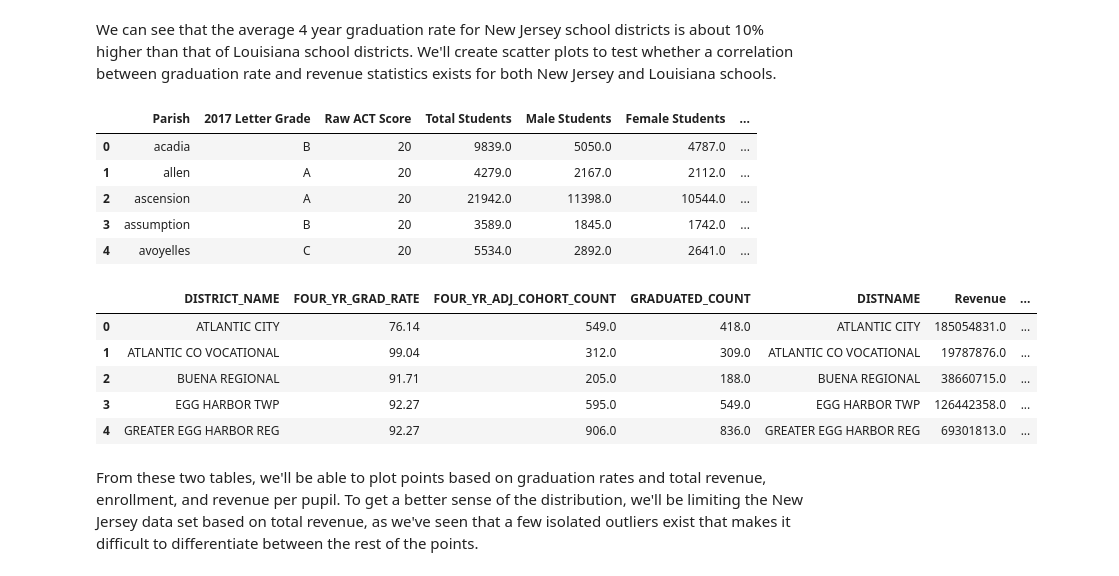
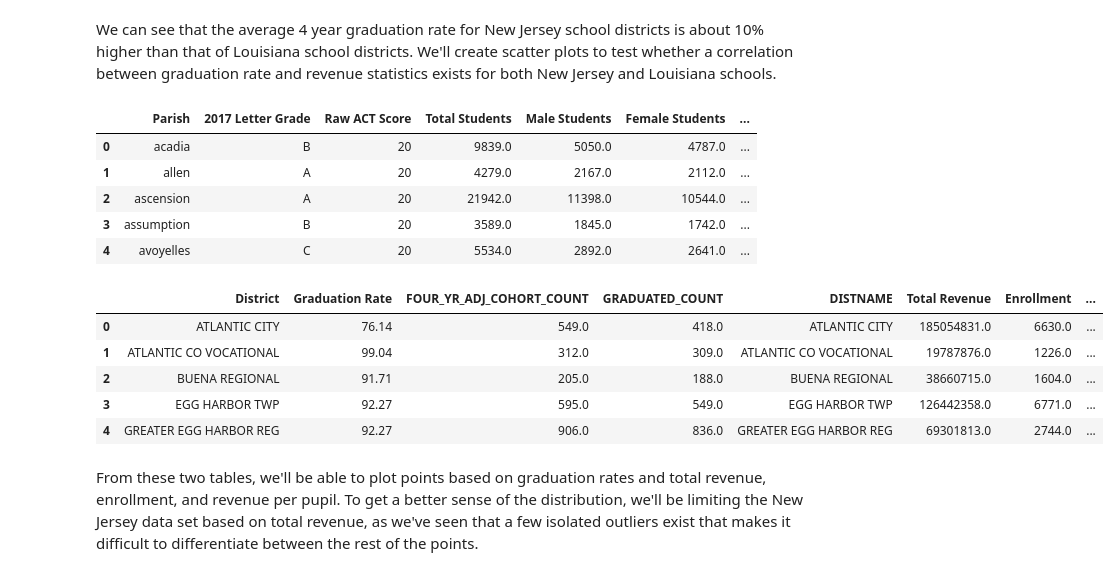
Before and after one commit to NickOuellet/NickOuellet.github.io, a Jupyter notebook: Final_Tutorial.ipynb, the cells around one changed output. Cells and saved outputs as stored; diff of their text form; code cells hidden in the pictures.

```diff
--- a/Final_Tutorial.ipynb
+++ b/Final_Tutorial.ipynb
@@ -519,20 +519,24 @@ We can see that the average 4 year graduation rate for New Jersey school distric
 # %%
 display(la_df.head())
 nj_combo = nj_grad_all.merge(nj_enroll_rev, left_on="DISTRICT_NAME", right_on="DISTNAME", how="inner")
+nj_combo = nj_combo.rename(columns={"DISTRICT_NAME":"District",
+                         "FOUR_YR_GRAD_RATE": "Graduation Rate",
+                         "rev/pupil": "Revenue per Pupil",
+                         "Revenue": "Total Revenue" })
 display(nj_combo.head())
 # %% [output]
 |  | Parish | 2017 Letter Grade | Raw ACT Score | Total Students | Male Students | Female Students | ... |
 | 0 | acadia | B | 20 | 9839.0 | 5050.0 | 4787.0 | ... |
 | 1 | allen | A | 20 | 4279.0 | 2167.0 | 2112.0 | ... |
 | 2 | ascension | A | 20 | 21942.0 | 11398.0 | 10544.0 | ... |
 | 3 | assumption | B | 20 | 3589.0 | 1845.0 | 1742.0 | ... |
 | 4 | avoyelles | C | 20 | 5534.0 | 2892.0 | 2641.0 | ... |
-|  | DISTRICT_NAME | FOUR_YR_GRAD_RATE | FOUR_YR_ADJ_COHORT_COUNT | GRADUATED_COUNT | DISTNAME | Revenue | ... |
-| 0 | ATLANTIC CITY | 76.14 | 549.0 | 418.0 | ATLANTIC CITY | 185054831.0 | ... |
-| 1 | ATLANTIC CO VOCATIONAL | 99.04 | 312.0 | 309.0 | ATLANTIC CO VOCATIONAL | 19787876.0 | ... |
-| 2 | BUENA REGIONAL | 91.71 | 205.0 | 188.0 | BUENA REGIONAL | 38660715.0 | ... |
-| 3 | EGG HARBOR TWP | 92.27 | 595.0 | 549.0 | EGG HARBOR TWP | 126442358.0 | ... |
-| 4 | GREATER EGG HARBOR REG | 92.27 | 906.0 | 836.0 | GREATER EGG HARBOR REG | 69301813.0 | ... |
+|  | District | Graduation Rate | FOUR_YR_ADJ_COHORT_COUNT | GRADUATED_COUNT | DISTNAME | Total Revenue | Enrollment | ... |
+| 0 | ATLANTIC CITY | 76.14 | 549.0 | 418.0 | ATLANTIC CITY | 185054831.0 | 6630.0 | ... |
+| 1 | ATLANTIC CO VOCATIONAL | 99.04 | 312.0 | 309.0 | ATLANTIC CO VOCATIONAL | 19787876.0 | 1226.0 | ... |
+| 2 | BUENA REGIONAL | 91.71 | 205.0 | 188.0 | BUENA REGIONAL | 38660715.0 | 1604.0 | ... |
+| 3 | EGG HARBOR TWP | 92.27 | 595.0 | 549.0 | EGG HARBOR TWP | 126442358.0 | 6771.0 | ... |
+| 4 | GREATER EGG HARBOR REG | 92.27 | 906.0 | 836.0 | GREATER EGG HARBOR REG | 69301813.0 | 2744.0 | ... |
 # %% [markdown]
 From these two tables, we'll be able to plot points based on graduation rates and total revenue, enrollment, and revenue per pupil. To get a better sense of the distribution, we'll be limiting the New Jersey data set based on total revenue, as we've seen that a few isolated outliers exist that makes it difficult to differentiate between the rest of the points.
 # %%
```
Also changed, not shown: parts of 4 cells of this notebook.
